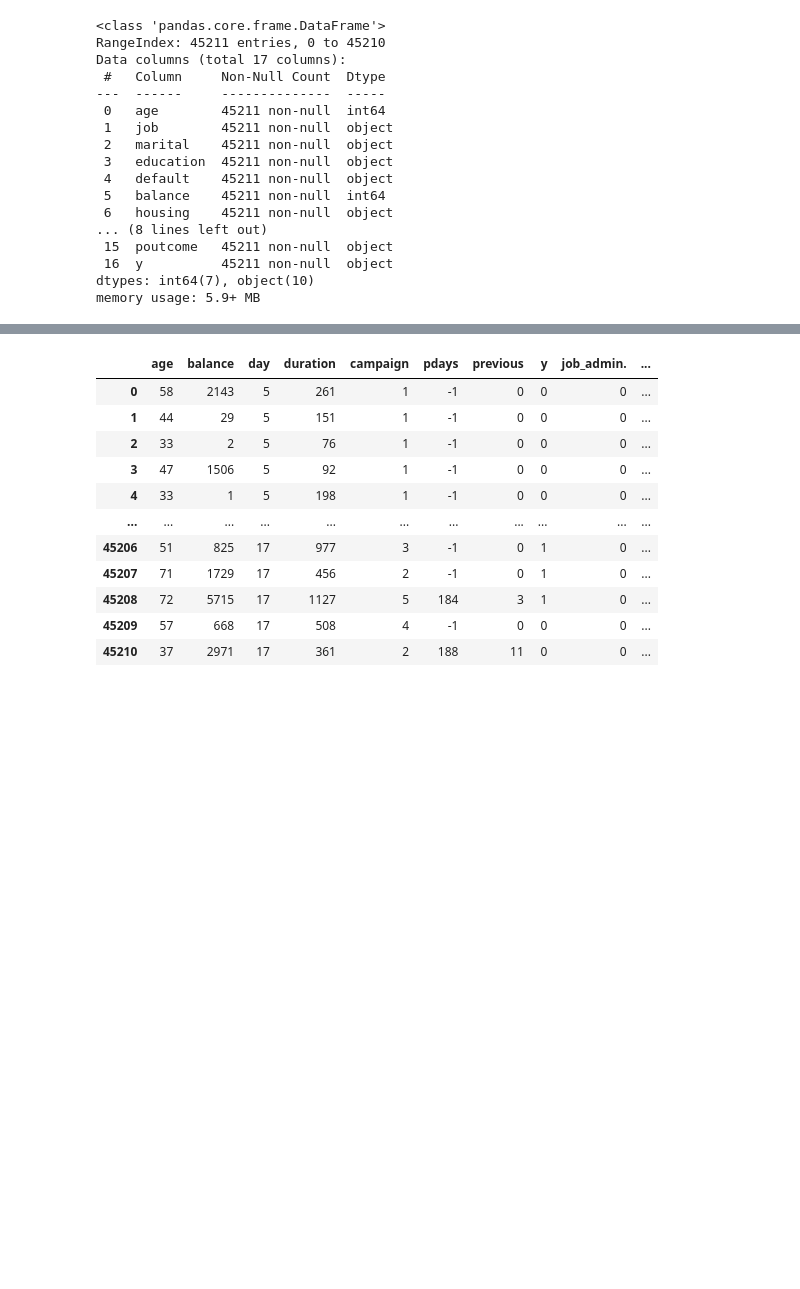
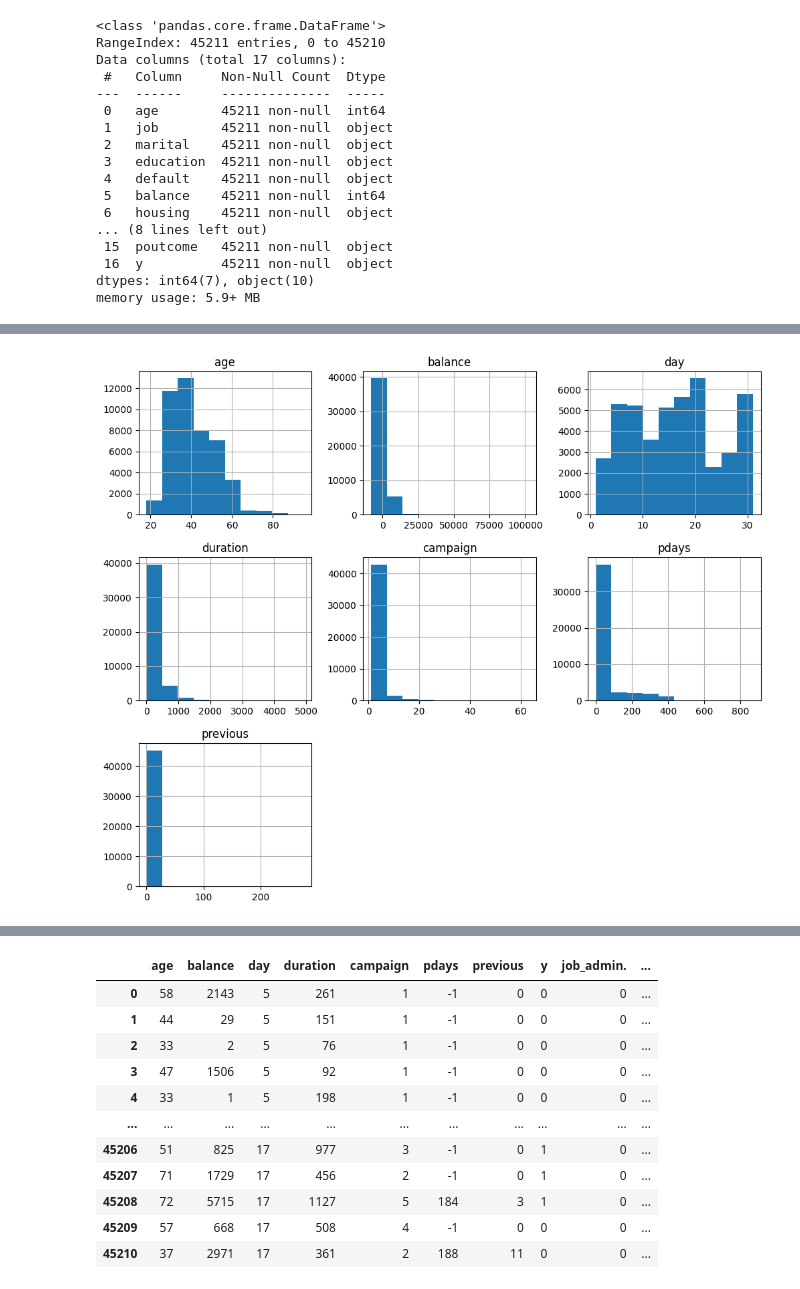
Before and after one commit to Tejuk2904/DS-Assignments, a Jupyter notebook: Assignment_6_(Logistic_Regression).ipynb, the cells around one changed output, grey strips where cells are left out. Drawn from its saved outputs; the diff is of its cells as text; code cells hidden in the pictures; blank space fills up the shorter version.

```diff
--- a/Assignment_6_(Logistic_Regression).ipynb
+++ b/Assignment_6_(Logistic_Regression).ipynb
@@ -108,0 +149,4 @@ memory usage: 5.9+ MB
+# %%
+bank.hist(figsize=(12,10))
+# %% [output]
+[figure, added]
```
Also changed, not shown: parts of 21 cells of this notebook, 2 other files.
